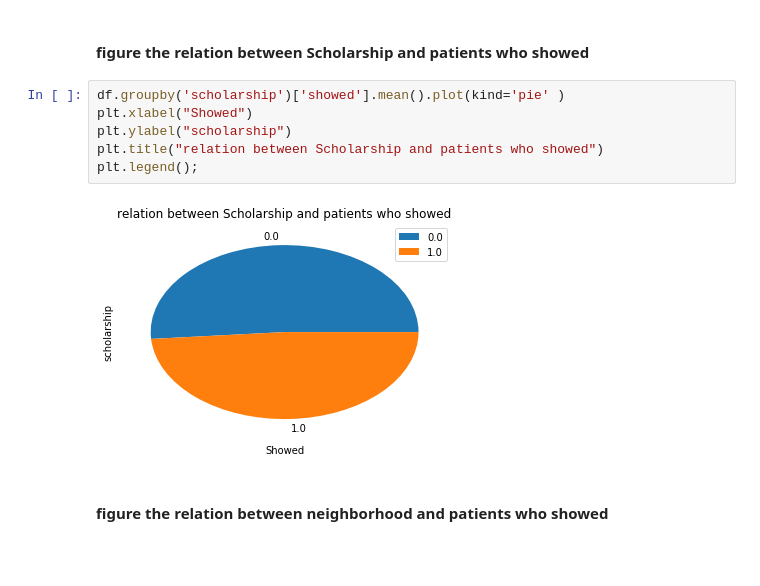
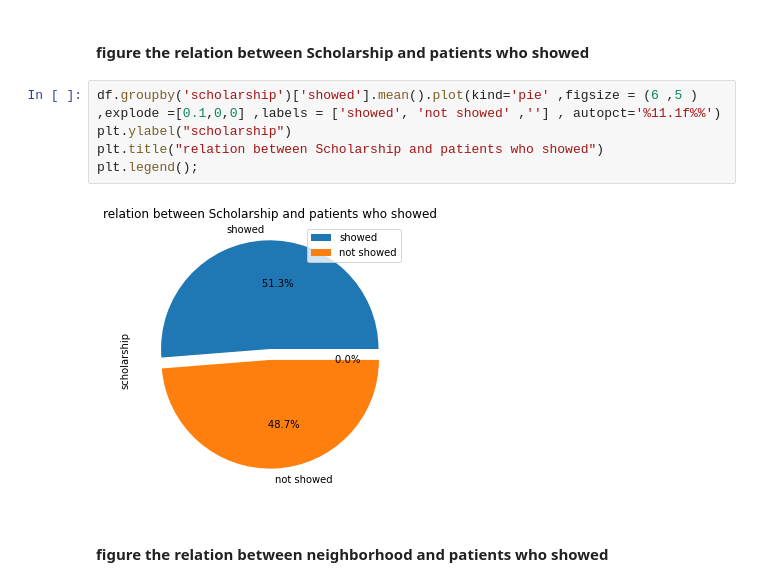
Before and after one commit to MOHAMMED-NASSER22/investigating_a_dataset-no-show-appointments-udacity, a Jupyter notebook: Investigate_a_Dataset.ipynb, the cells around one changed output. Cells and saved outputs as stored; diff of their text form; blank space fills up the shorter version.

```diff
--- a/Investigate_a_Dataset.ipynb
+++ b/Investigate_a_Dataset.ipynb
@@ -255,13 +251,12 @@ plt.legend();
 # %% [markdown]
 #### figure  the relation between Scholarship and patients who showed
 # %%
-df.groupby('scholarship')['showed'].mean().plot(kind='pie' )
-plt.xlabel("Showed")
+df.groupby('scholarship')['showed'].mean().plot(kind='pie' ,figsize = (6 ,5 ) ,explode =[0.1,0,0] ,labels = ['showed', 'not showed' ,''] , autopct='%11.1f%%')
 plt.ylabel("scholarship")
 plt.title("relation between Scholarship and patients who showed")
 plt.legend();
 # %% [output]
-[figure, old version]
+[figure, new version]
 # %% [markdown]
 #### figure  the relation between neighborhood and patients who showed
 # %%
```
Also changed, not shown: parts of 15 cells of this notebook.
